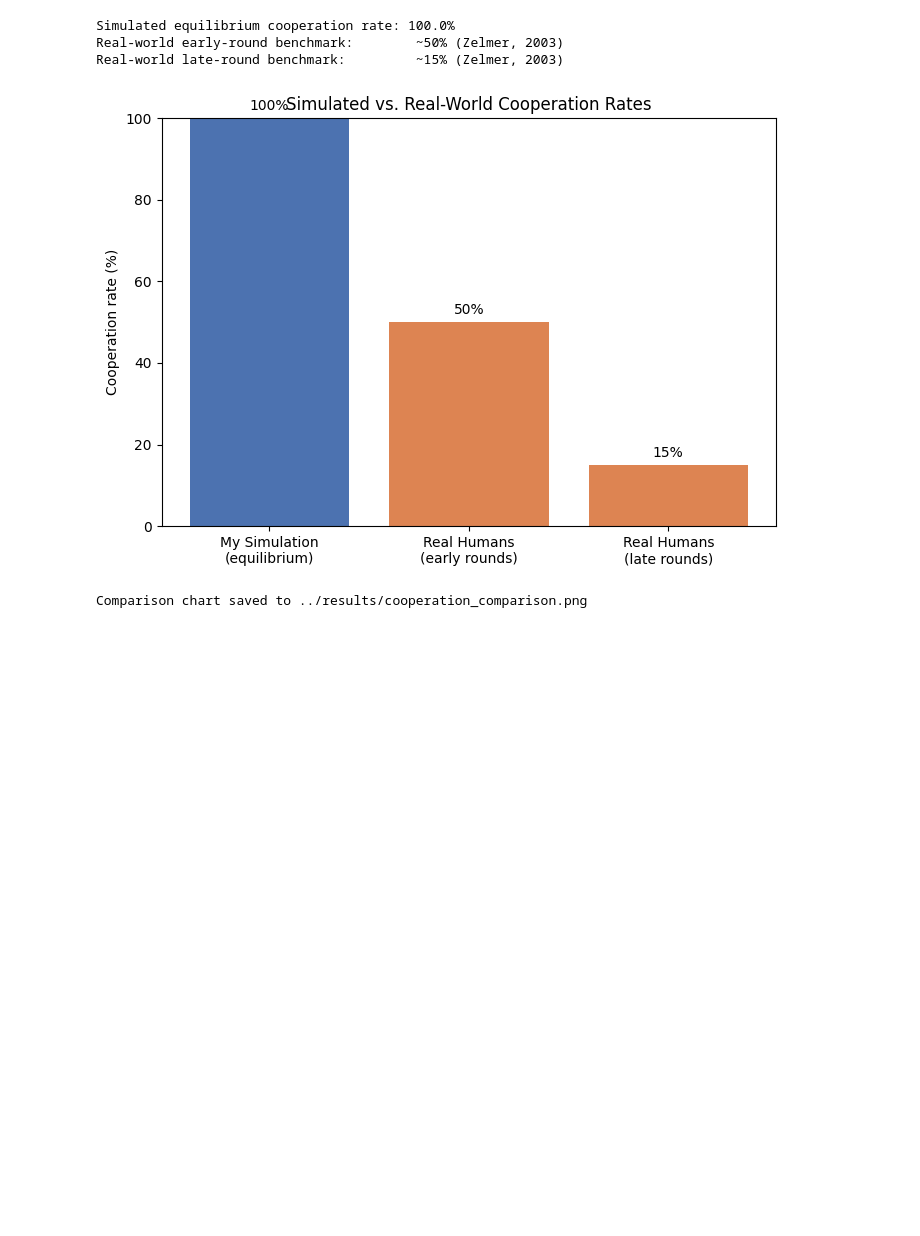
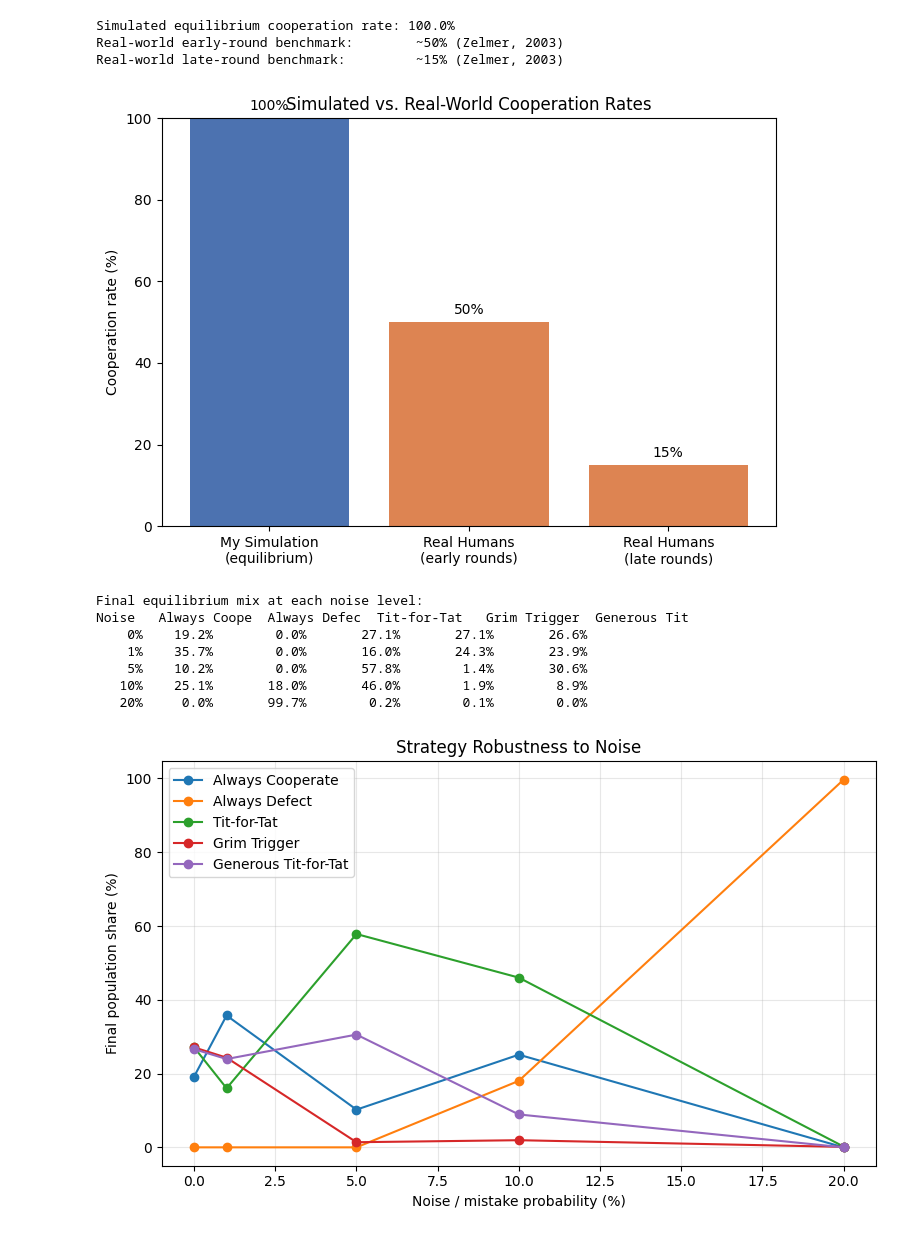
Before and after one commit to yxngwei/evolutionary-game-simulation, a Jupyter notebook: simulation.ipynb, the cells around one changed output. Drawn from its saved outputs; the diff is of its cells as text; code cells hidden in the pictures; blank space fills up the shorter version.

```diff
--- a/simulation.ipynb
+++ b/simulation.ipynb
@@ -308,9 +307,9 @@ def main():
     for bar, value in zip(bars, values):
         plt.text(bar.get_x() + bar.get_width()/2, value + 2, f"{value:.0f}%", ha="center")
     plt.tight_layout()
+    plt.show()
     # plt.savefig("../results/cooperation_comparison.png", dpi=150)
-    plt.show()
-    print("\nComparison chart saved to ../results/cooperation_comparison.png")
+    # print("\nComparison chart saved to ../results/cooperation_comparison.png")
 
 
 if __name__ == "__main__":
@@ -320,4 +319,3 @@ Simulated equilibrium cooperation rate: 100.0%
 Real-world early-round benchmark:        ~50% (Zelmer, 2003)
 Real-world late-round benchmark:         ~15% (Zelmer, 2003)
 [figure]
-Comparison chart saved to ../results/cooperation_comparison.png
@@ -323,0 +440,66 @@ Comparison chart saved to ../results/cooperation_comparison.png
+# %%
+"""
+noise_robustness.py
+
+Runs the 5-strategy population (including Grim Trigger and Generous
+Tit-for-Tat) at several noise levels, to see which strategies survive
+mistakes and which collapse.
+"""
+
+import matplotlib.pyplot as plt
+# from extended_strategies import EXTENDED_STRATEGIES, EXTENDED_STRATEGY_NAMES
+# from noisy_game import run_simulation_noisy
+
+NOISE_LEVELS = [0.0, 0.01, 0.05, 0.10, 0.20]
+GENERATIONS = 100
+ROUNDS_PER_MATCH = 10
+SEED = 42
+
+
+def main():
+    results = {}  # noise_level -> final shares dict
+
+    for noise in NOISE_LEVELS:
+        history = run_simulation_noisy(
+            EXTENDED_STRATEGIES, generations=GENERATIONS,
+            rounds_per_match=ROUNDS_PER_MATCH, noise=noise, seed=SEED
+        )
+        results[noise] = history[-1]
+
+    print("\nFinal equilibrium mix at each noise level:")
+    header = "Noise".ljust(8) + "".join(name[:12].ljust(14) for name in EXTENDED_STRATEGY_NAMES)
+    print(header)
+    for noise in NOISE_LEVELS:
+        row = f"{noise*100:>5.0f}%  "
+        for name in EXTENDED_STRATEGY_NAMES:
+            row += f"{results[noise][name]*100:>6.1f}%     "
+        print(row)
+
+    # Plot: one line per strategy, x-axis = noise level
+    plt.figure(figsize=(8, 5))
+    for name in EXTENDED_STRATEGY_NAMES:
+        values = [results[noise][name] * 100 for noise in NOISE_LEVELS]
+        plt.plot([n * 100 for n in NOISE_LEVELS], values, marker="o", label=name)
+
+    plt.xlabel("Noise / mistake probability (%)")
+    plt.ylabel("Final population share (%)")
+    plt.title("Strategy Robustness to Noise")
+    plt.legend()
+    plt.grid(alpha=0.3)
+    plt.tight_layout()
+    plt.show()
+    # plt.savefig("../results/noise_robustness.png", dpi=150)
+    # print("\nPlot saved to ../results/noise_robustness.png")
+
+
+if __name__ == "__main__":
+    main()
+# %% [output]
+Final equilibrium mix at each noise level:
+Noise   Always Coope  Always Defec  Tit-for-Tat   Grim Trigger  Generous Tit
+    0%    19.2%        0.0%       27.1%       27.1%       26.6%
+    1%    35.7%        0.0%       16.0%       24.3%       23.9%
+    5%    10.2%        0.0%       57.8%        1.4%       30.6%
+   10%    25.1%       18.0%       46.0%        1.9%        8.9%
+   20%     0.0%       99.7%        0.2%        0.1%        0.0%
+[figure, added]
```
Also changed, not shown: parts of 5 cells of this notebook.
